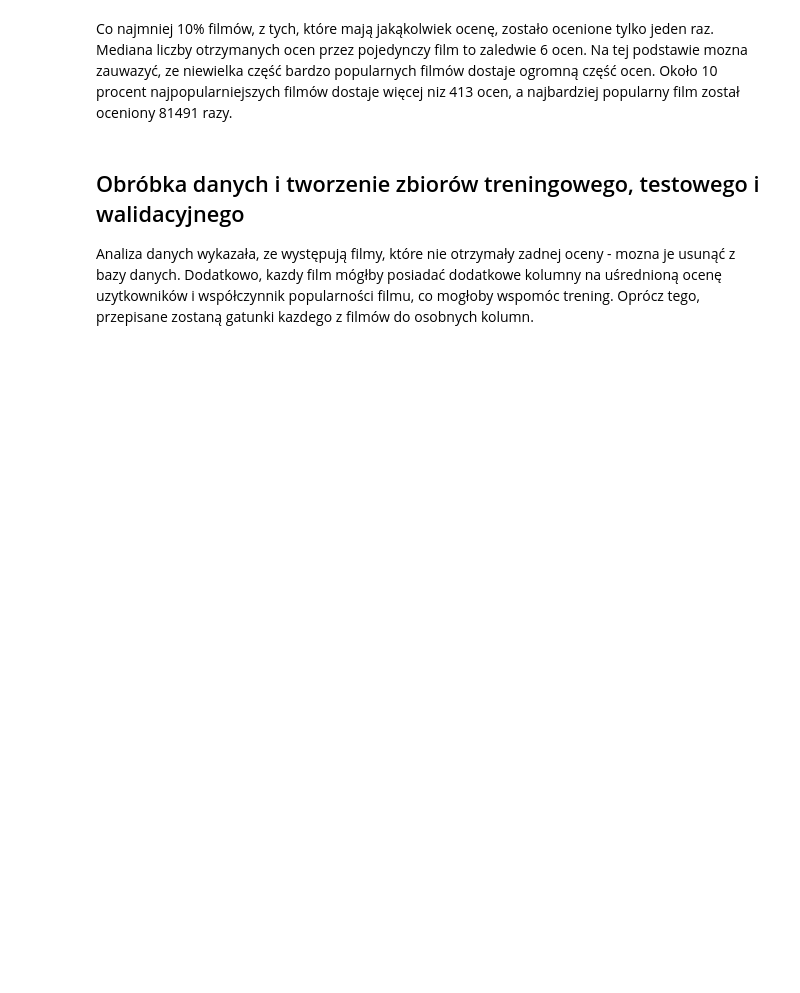
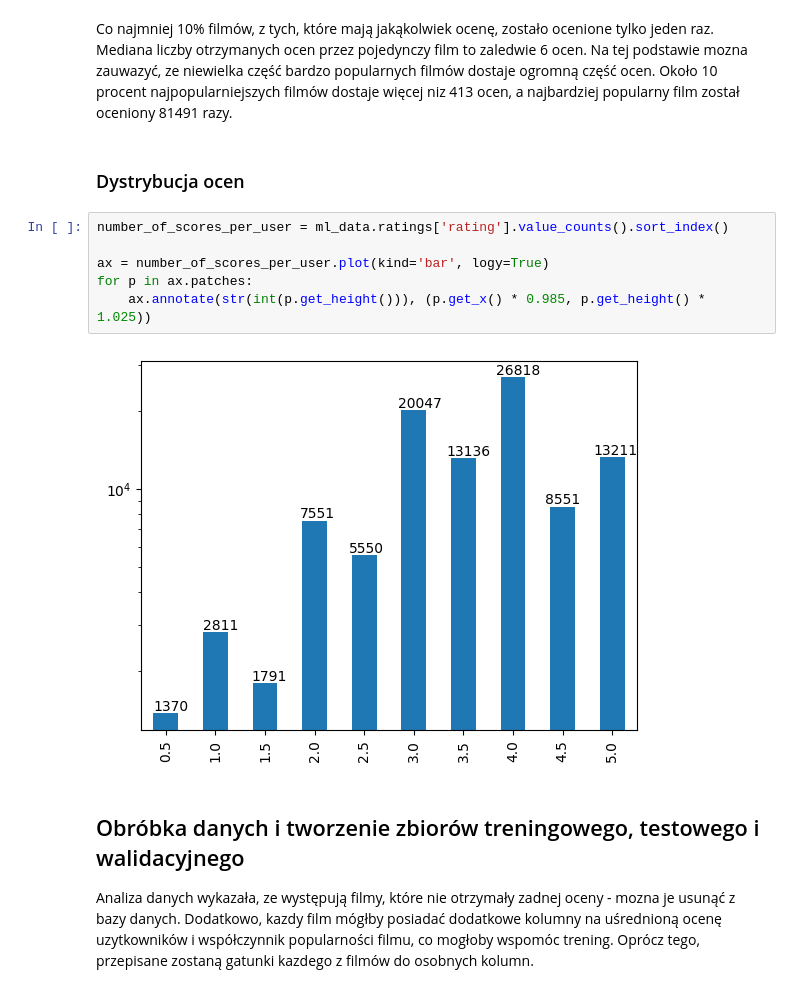
Before and after one commit to Ksmoosh/Recommender, a Jupyter notebook: analyze_data_small.ipynb, the cells around one changed output. Drawn from its saved outputs; the diff is of its cells as text; blank space fills up the shorter version.

```diff
--- a/analyze_data_small.ipynb
+++ b/analyze_data_small.ipynb
@@ -159,6 +159,16 @@ plt.show()
 # %% [markdown]
 Co najmniej 10% filmów, z tych, które mają jakąkolwiek ocenę, zostało ocenione tylko jeden raz. Mediana liczby otrzymanych ocen przez pojedynczy film to zaledwie 6 ocen.
 Na tej podstawie mozna zauwazyć, ze niewielka część bardzo popularnych filmów dostaje ogromną część ocen. Około 10 procent najpopularniejszych filmów dostaje więcej niz 413 ocen, a najbardziej popularny film został oceniony 81491 razy.
+# %% [markdown]
+### Dystrybucja ocen
+# %%
+number_of_scores_per_user = ml_data.ratings['rating'].value_counts().sort_index()
+
+ax = number_of_scores_per_user.plot(kind='bar', logy=True)
+for p in ax.patches:
+    ax.annotate(str(int(p.get_height())), (p.get_x() * 0.985, p.get_height() * 1.025))
+# %% [output]
+[figure, added]
 # %% [markdown]
 ## Obróbka danych i tworzenie zbiorów treningowego, testowego i walidacyjnego
 Analiza danych wykazała, ze występują filmy, które nie otrzymały zadnej oceny - mozna je usunąć z bazy danych.
```
Also changed, not shown: parts of 5 cells of this notebook, 6 other files.
